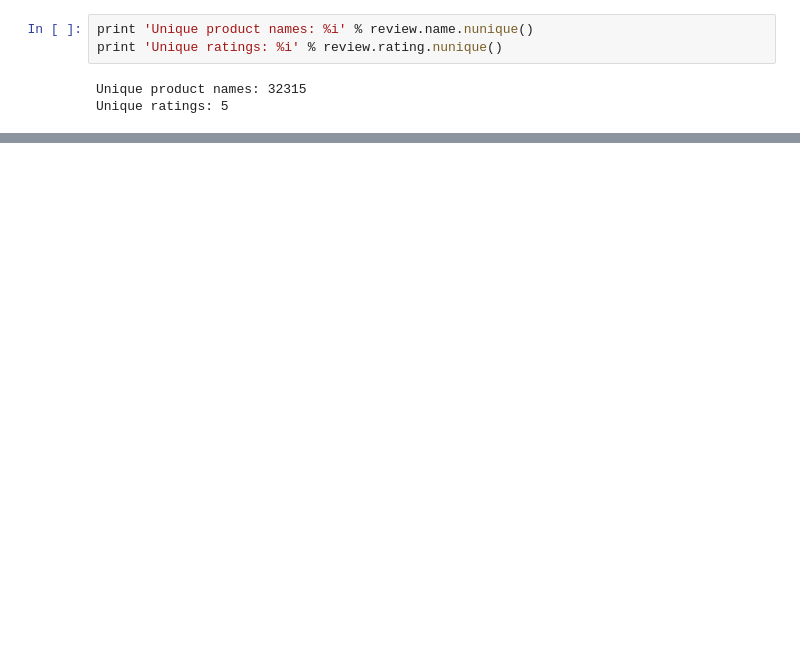
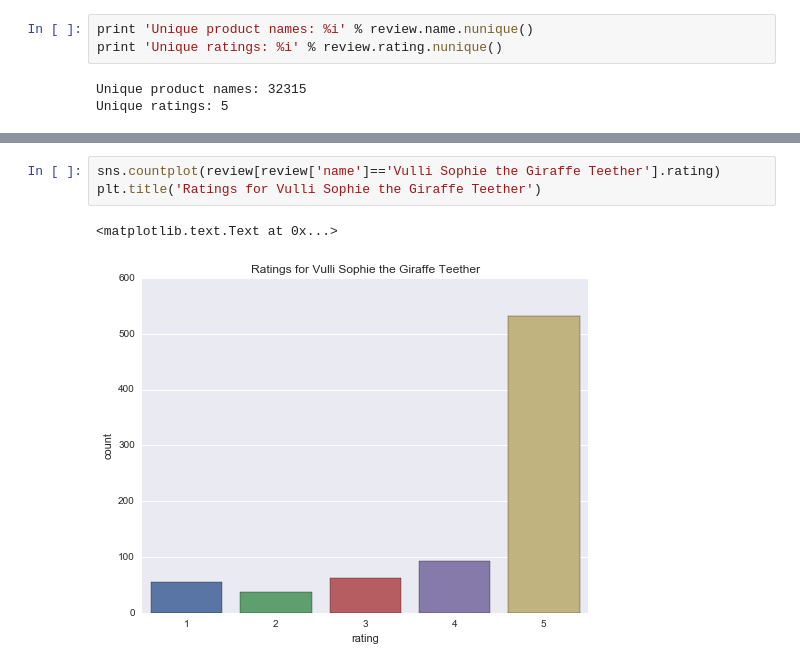
Before and after one commit to yanfei-wu/Product-Sentiment, a Jupyter notebook: Product Sentiment Project.ipynb, the cells around one changed output, grey strips where cells are left out. Drawn from its saved outputs; the diff is of its cells as text; blank space fills up the shorter version.

```diff
--- a/Product Sentiment Project.ipynb
+++ b/Product Sentiment Project.ipynb
@@ -69,0 +115,6 @@ sns.countplot(review.rating)
+# %%
+sns.countplot(review[review['name']=='Vulli Sophie the Giraffe Teether'].rating)
+plt.title('Ratings for Vulli Sophie the Giraffe Teether')
+# %% [output]
+<matplotlib.text.Text at 0x...>
+[figure, added]
```
Also changed, not shown: parts of 34 cells of this notebook.
